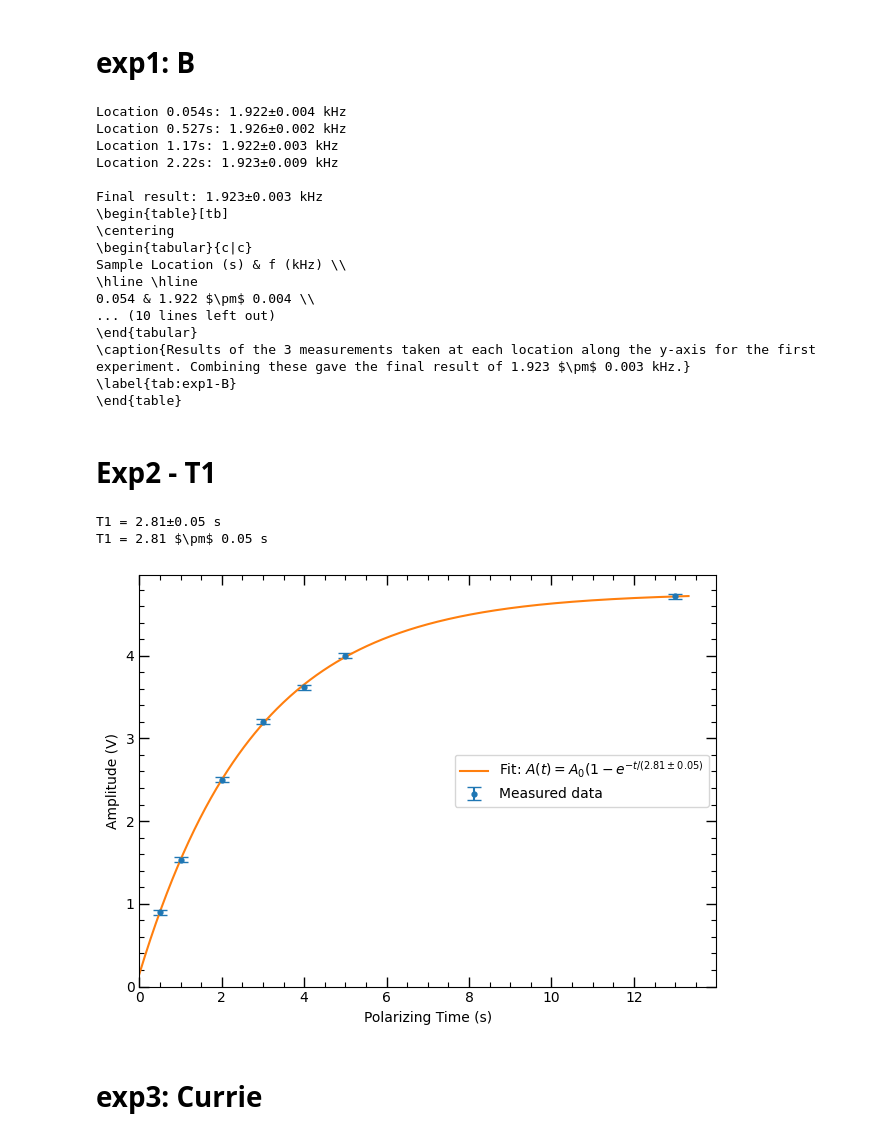
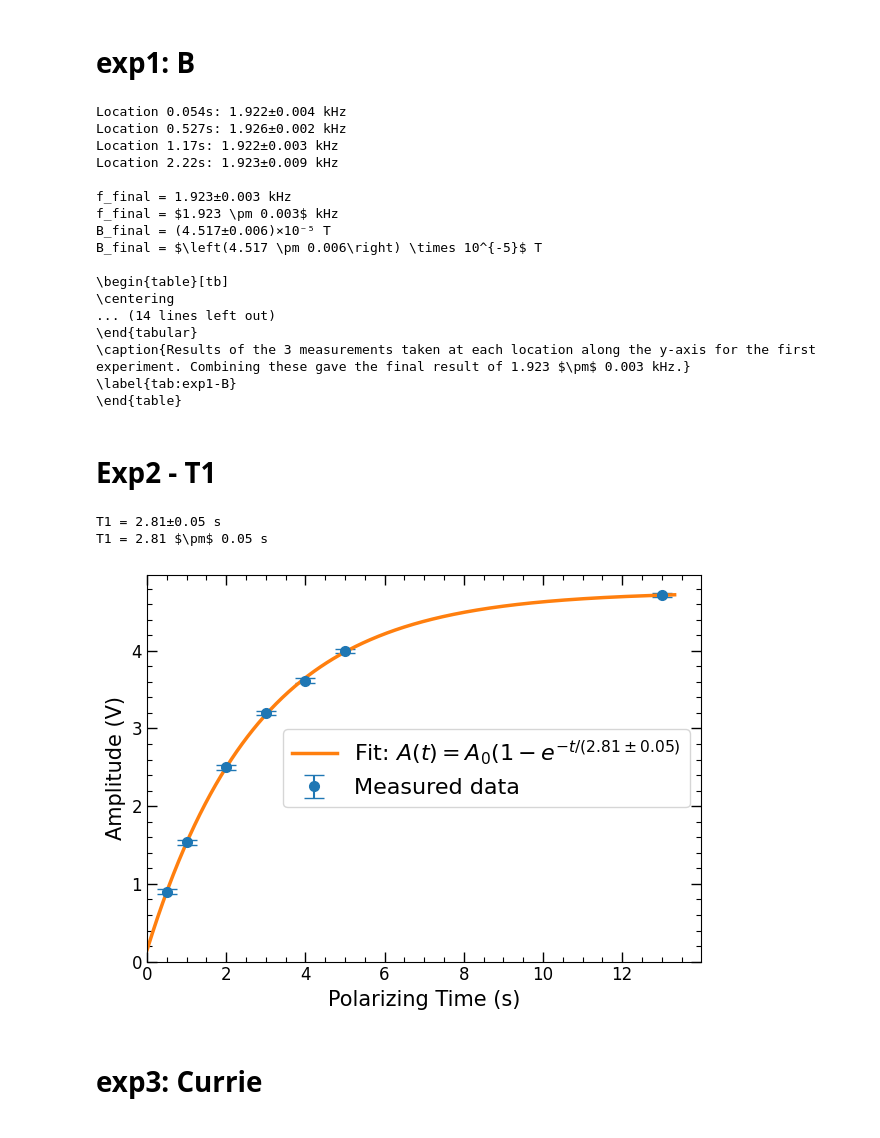
Before and after one commit to naki23/PL4-NMR, a Jupyter notebook: NMRmain.ipynb, the cells around one changed output. Saved outputs shown, nothing was run; the diff lists cells and outputs as text; code cells hidden in the pictures.

```diff
--- a/NMRmain.ipynb
+++ b/NMRmain.ipynb
@@ -210,7 +210,13 @@ for location in sorted(df1['location in the decay (s)'].unique()):
 
 # Calculate weighted average across all locations
 final_result = sum(location_results) / len(location_results)
-print(f"\nFinal result: {final_result:.1uP} kHz")
+print(f"\nf_final = {final_result:.1uP} kHz")
+print(f"f_final = ${final_result:.1uL}$ kHz")
+B_final = final_result*1e3*(2*np.pi)/2.675e8
+print(f"B_final = {B_final:.1uP} T")
+print(f"B_final = ${B_final:.1uL}$ T")
+print()
+
 
 latex_table += r"""\end{tabular}
 \caption{Results of the 3 measurements taken at each location along the y-axis for the first experiment. Combining these gave the final result of """ + f"{final_result:.1uL}".replace(r'\pm', r"$\pm$") + """ kHz.}
@@ -224,14 +230,14 @@ Location 0.527s: 1.926±0.002 kHz
 Location 1.17s: 1.922±0.003 kHz
 Location 2.22s: 1.923±0.009 kHz
 
-Final result: 1.923±0.003 kHz
+f_final = 1.923±0.003 kHz
+f_final = $1.923 \pm 0.003$ kHz
+B_final = (4.517±0.006)×10⁻⁵ T
+B_final = $\left(4.517 \pm 0.006\right) \times 10^{-5}$ T
+
 \begin{table}[tb]
 \centering
-\begin{tabular}{c|c}
-Sample Location (s) & f (kHz) \\
-\hline \hline
-0.054 & 1.922 $\pm$ 0.004 \\
-... (10 lines left out)
+... (14 lines left out)
 \end{tabular}
 \caption{Results of the 3 measurements taken at each location along the y-axis for the first experiment. Combining these gave the final result of 1.923 $\pm$ 0.003 kHz.}
 \label{tab:exp1-B}
@@ -244,6 +250,10 @@ plt.rc('ytick.major', size=7.5, width=1)   # For y-axis ticks
 plt.rc('xtick.minor', size=3.5, width = 0.8)  # For minor x-axis ticks
 plt.rc('ytick.minor', size=3.5, width = 0.8)  # For minor y-axis ticks
 
+plt.rcParams['font.size'] = 15  # Base font size
+plt.rcParams['xtick.labelsize'] = 12  # X-axis tick labels
+plt.rcParams['ytick.labelsize'] = 12  # Y-axis tick labels
+plt.rcParams['legend.fontsize'] = 16  # Legend font size
 my_dpi = 350
 # %%
 df2 = pd.read_csv(r'C:\Users\nagyk\OneDrive\2425.1b\Lab4 - NMR\data & processing NMR\csv exports\exp2.csv')
@@ -272,36 +282,38 @@ A_array = np.array(A_list)
 A_err_array = np.array(A_err_list)
 
 plt.errorbar(t_array, A_array, yerr=A_err_array, fmt='o',
-             capsize=5, markersize=3.5,
+             capsize=7, markersize=7,
              label='Measured data')
 plt.xlabel('Polarizing Time (s)')
 plt.ylabel('Amplitude (V)')
 
 def t1_function(t, A, B, T1):
     return A * (1 - np.exp(-t/T1)) + B
 
 popt, pcov = curve_fit(t1_function, t_array, A_array,
                        sigma=A_err_array,
                        p0=[np.max(A_array), 0, 3])
 T1 = unc.correlated_values(popt, pcov)[2]
 print(f"T1 = {T1:.1uP} s")
 print(f"T1 = {T1:.1uL} s".replace(r'\pm', r"$\pm$"))
 
 t_test = np.linspace(0, np.max(t_array)*1.025, 500)
-plt.plot(t_test, t1_function(t_test, *popt), label=r'Fit: $A(t)=A_0(1-e^{-t/' + f"({T1:.1uL})" + r'}$')
+plt.plot(t_test, t1_function(t_test, *popt),
+         label=r'Fit: $A(t)=A_0(1-e^{-t/' + f"({T1:.1uL})" + r'}$',
+         linewidth=2.5)
 
 plt.legend(loc="center right")
 plt.xlim(0)
 plt.ylim(0)
 plt.tick_params(axis='both', which='both', direction='in', top=True, right=True)
 plt.minorticks_on()
 plt.tight_layout()
 plt.savefig('exp2_t1_fit.png', dpi=my_dpi)
 plt.show()
 # %% [output]
 T1 = 2.81±0.05 s
 T1 = 2.81 $\pm$ 0.05 s
-[figure, old version]
+[figure, new version]
 # %% [markdown]
 # exp3: Currie
 # %%
```
Also changed, not shown: parts of 2 cells of this notebook, 3 other files.
